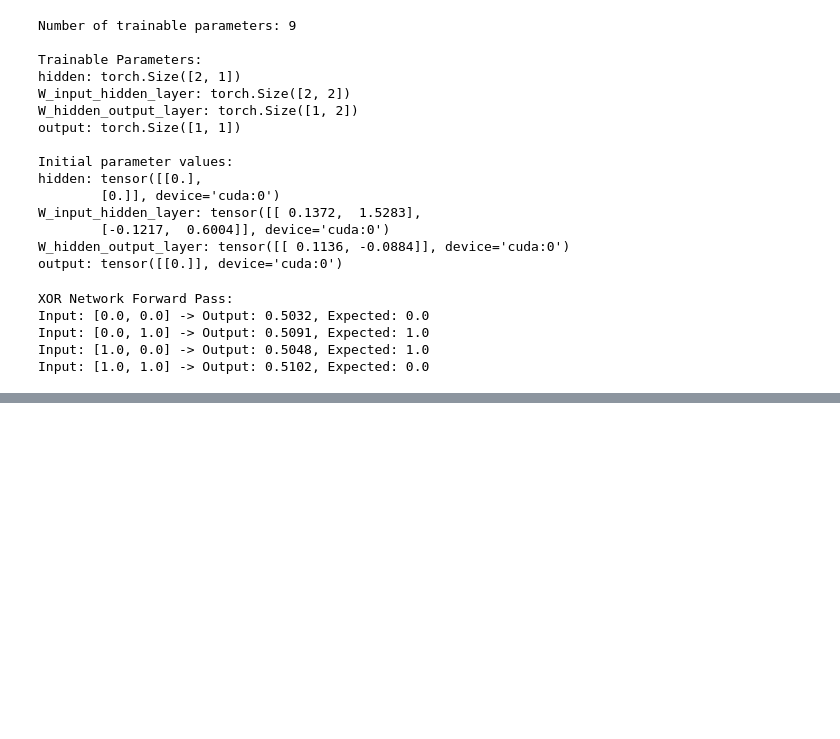
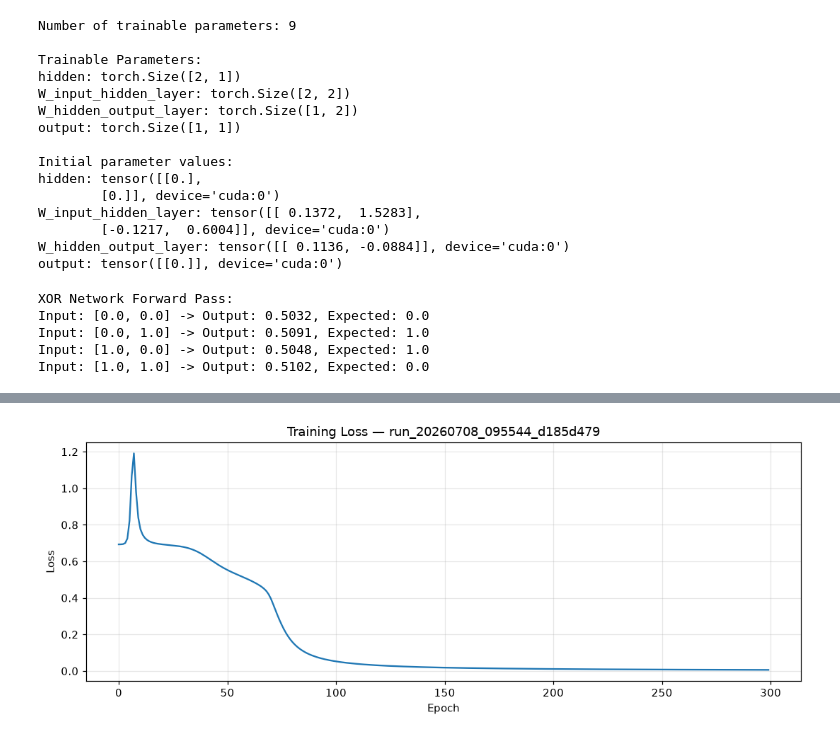
Before and after one commit to protimroy/basis, a Jupyter notebook: notebooks/experiments.ipynb, the cells around one changed output, grey strips where cells are left out. Cells and saved outputs as stored; diff of their text form; code cells hidden in the pictures; blank space fills up the shorter version.

Commit message:
update for charts

```diff
--- a/notebooks/experiments.ipynb
+++ b/notebooks/experiments.ipynb
@@ -139,0 +141,17 @@ Reusing TensorBoard on port 6006 (pid 276951), started 4:28:25 ago. (Use '!kill
+# %%
+import matplotlib
+matplotlib.rcParams.update({"figure.dpi": 110, "font.size": 10})
+
+from src.utils.plot_utils import load_latest_run, load_all_runs
+
+RUNS_DIR = "../notebooks/runs/nn_training_gpu_cuda"
+
+# Load the most recent run
+run_data, run_path = load_latest_run(RUNS_DIR)
+run_name = run_path.split("/")[-1]
+
+print(f"Loaded run: {run_name}")
+print(f"Available tags ({len(run_data)}):")
+for tag in sorted(run_data):
+    n = len(run_data[tag]["steps"])
+    print(f"  {tag}  ({n} points)")
@@ -139,0 +176,10 @@ Reusing TensorBoard on port 6006 (pid 276951), started 4:28:25 ago. (Use '!kill
+# %%
+from src.utils.plot_utils import plot_loss
+import matplotlib.pyplot as plt
+
+fig, ax = plt.subplots(figsize=(10, 4))
+plot_loss(run_data, ax=ax, title=f"Training Loss — {run_name}")
+plt.tight_layout()
+plt.show()
+# %% [output]
+[figure, added]
```
Also changed, not shown: parts of 9 cells of this notebook, 4 other files.
